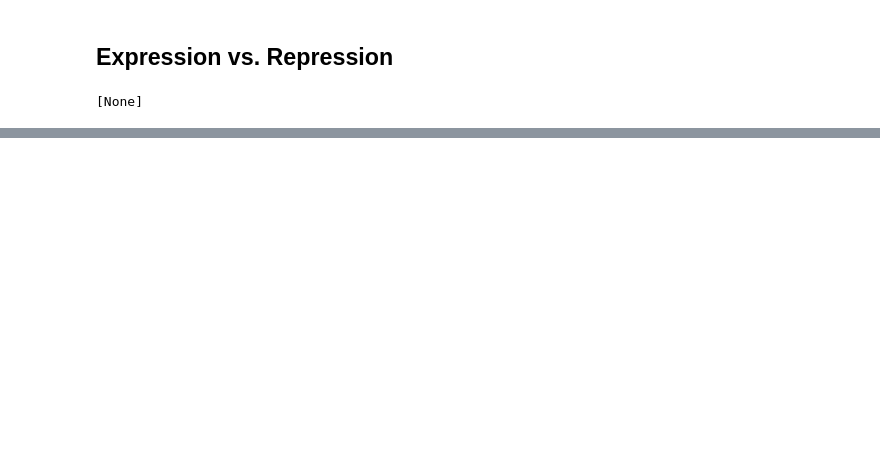
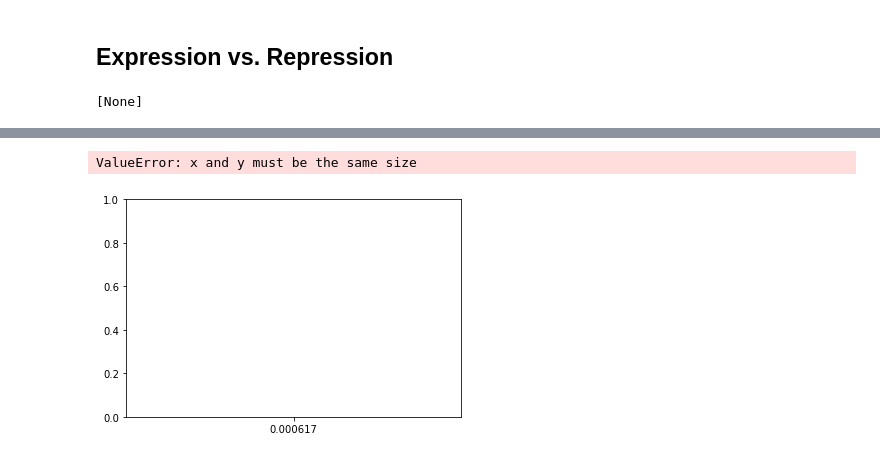
Before and after one commit to vmorri12/qbb2020-answers, a Jupyter notebook: quantbio/week11/3D_genome_hw.ipynb, the cells around one changed output, grey strips where cells are left out. Cells and saved outputs as stored; diff of their text form; code cells hidden in the pictures; blank space fills up the shorter version.

```diff
--- a/quantbio/week11/3D_genome_hw.ipynb
+++ b/quantbio/week11/3D_genome_hw.ipynb
@@ -114,0 +143,18 @@ bw.stats('chr1', 1100000, 1200000, type='sum')
+# %%
+#iterating through positive compartment expression/methylation counts
+exp_list_pos = []
+methyl_list_pos = []
+
+for i in open('pos_score.bed'):
+    field = i.strip('\r\n').split('\t')
+    start = int(field[1])
+    end = int(field[2])
+    exp = field[3]
+    exp_list_pos.append(exp)
+    #methyl_stat = bw.stats('chr13',1100000, 1200000, type='sum')
+    methyl_stat = bw.stats('chr13', start, end, type='sum')
+    if methyl_stat == [None]:
+        methyl_list_pos.append([0])
+    else:
+        methyl_list_pos.append(methyl_stat)
+print(exp_list_pos, methyl_list_pos)
@@ -114,0 +183,7 @@ bw.stats('chr1', 1100000, 1200000, type='sum')
+# %%
+fig = plt.figure
+plt.scatter(exp_list_pos, np.log(methyl_list_pos), alpha =0.5)
+plt.show
+# %% [output]
+ValueError: x and y must be the same size
+[figure, added]
```
Also changed, not shown: parts of 9 cells of this notebook.
